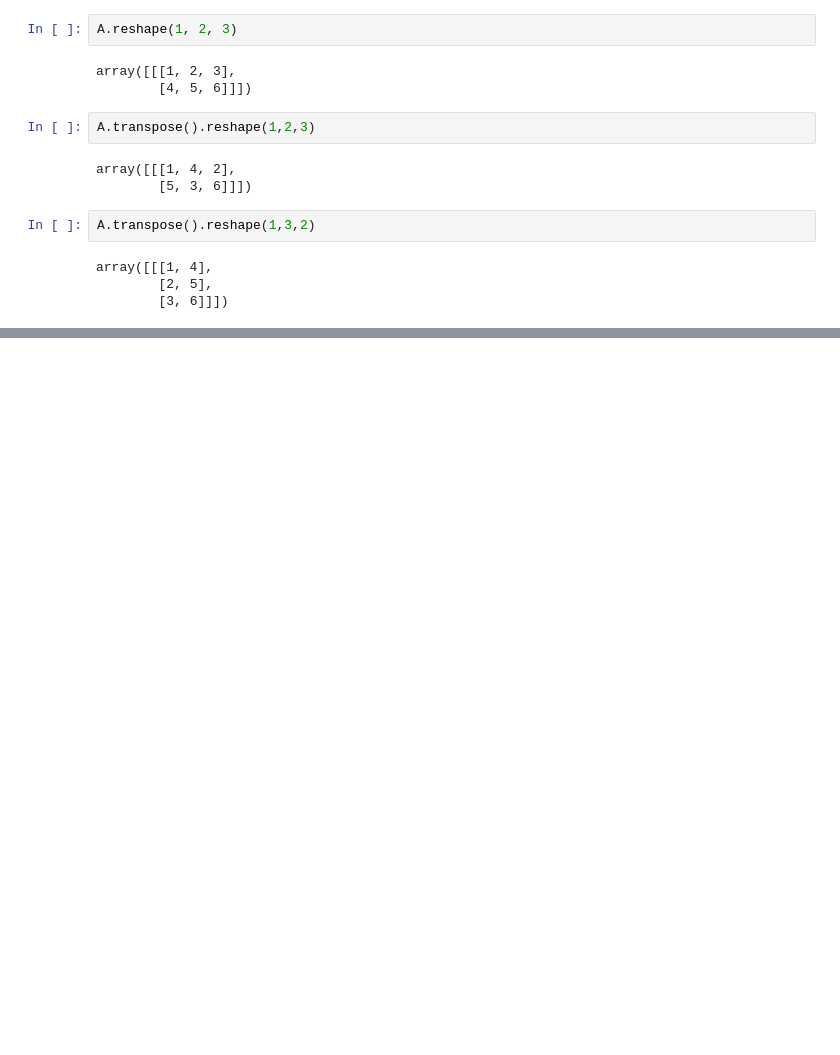
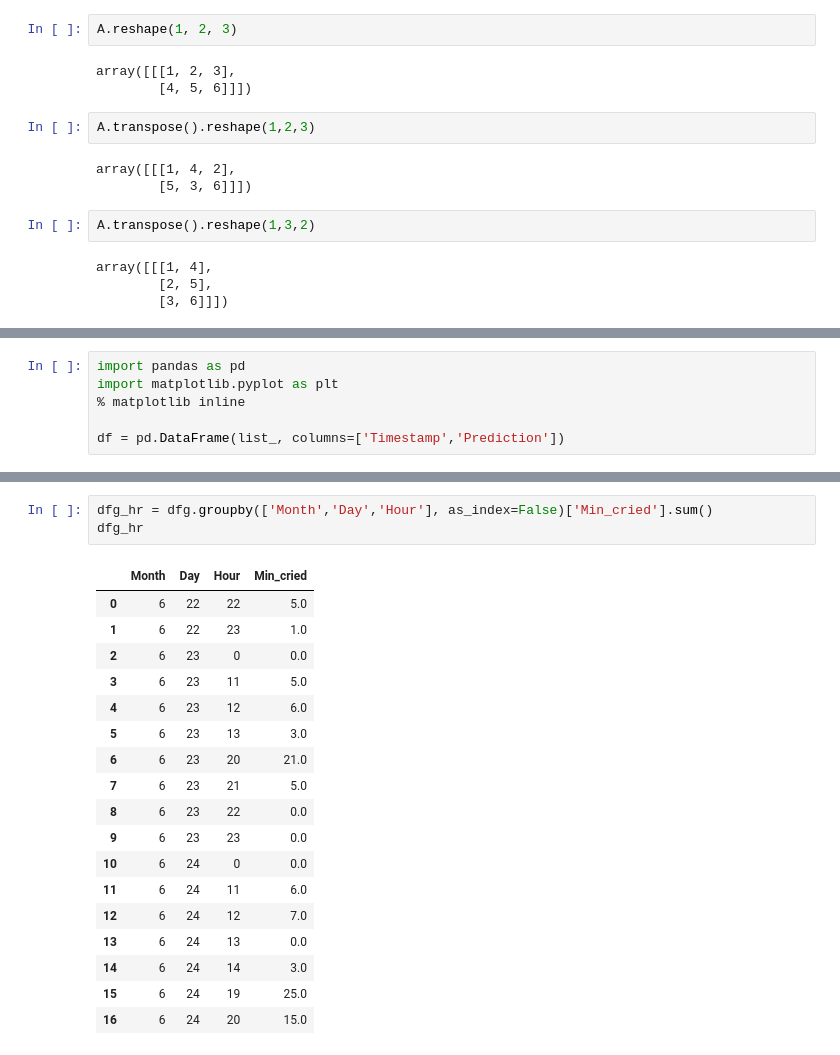
Before and after one commit to timrappold/WeeBro, a Jupyter notebook: bin/EDA.ipynb, the cells around one changed output, grey strips where cells are left out. Drawn from its saved outputs; the diff is of its cells as text; blank space fills up the shorter version.

```diff
--- a/bin/EDA.ipynb
+++ b/bin/EDA.ipynb
@@ -1316,0 +1320,6 @@ array([[[1, 4],
+# %%
+import pandas as pd
+import matplotlib.pyplot as plt
+% matplotlib inline
+
+df = pd.DataFrame(list_, columns=['Timestamp','Prediction'])
@@ -1316,0 +1346,22 @@ array([[[1, 4],
+# %%
+dfg_hr = dfg.groupby(['Month','Day','Hour'], as_index=False)['Min_cried'].sum()
+dfg_hr
+# %% [output]
+|  | Month | Day | Hour | Min_cried |
+| 0 | 6 | 22 | 22 | 5.0 |
+| 1 | 6 | 22 | 23 | 1.0 |
+| 2 | 6 | 23 | 0 | 0.0 |
+| 3 | 6 | 23 | 11 | 5.0 |
+| 4 | 6 | 23 | 12 | 6.0 |
+| 5 | 6 | 23 | 13 | 3.0 |
+| 6 | 6 | 23 | 20 | 21.0 |
+| 7 | 6 | 23 | 21 | 5.0 |
+| 8 | 6 | 23 | 22 | 0.0 |
+| 9 | 6 | 23 | 23 | 0.0 |
+| 10 | 6 | 24 | 0 | 0.0 |
+| 11 | 6 | 24 | 11 | 6.0 |
+| 12 | 6 | 24 | 12 | 7.0 |
+| 13 | 6 | 24 | 13 | 0.0 |
+| 14 | 6 | 24 | 14 | 3.0 |
+| 15 | 6 | 24 | 19 | 25.0 |
+| 16 | 6 | 24 | 20 | 15.0 |
```
Also changed, not shown: parts of 12 cells of this notebook, 4 other files.
